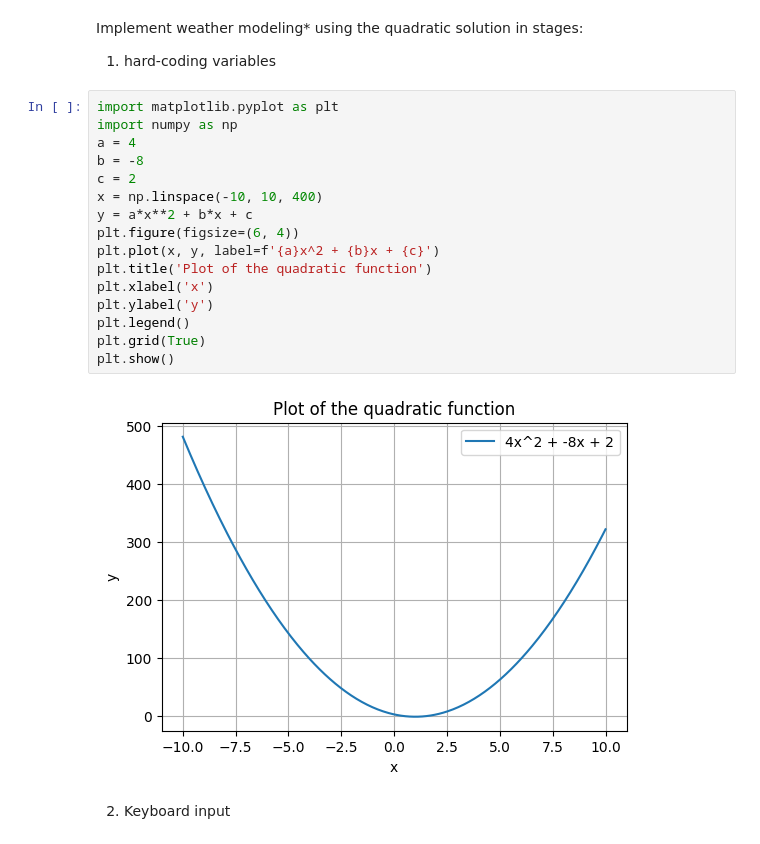
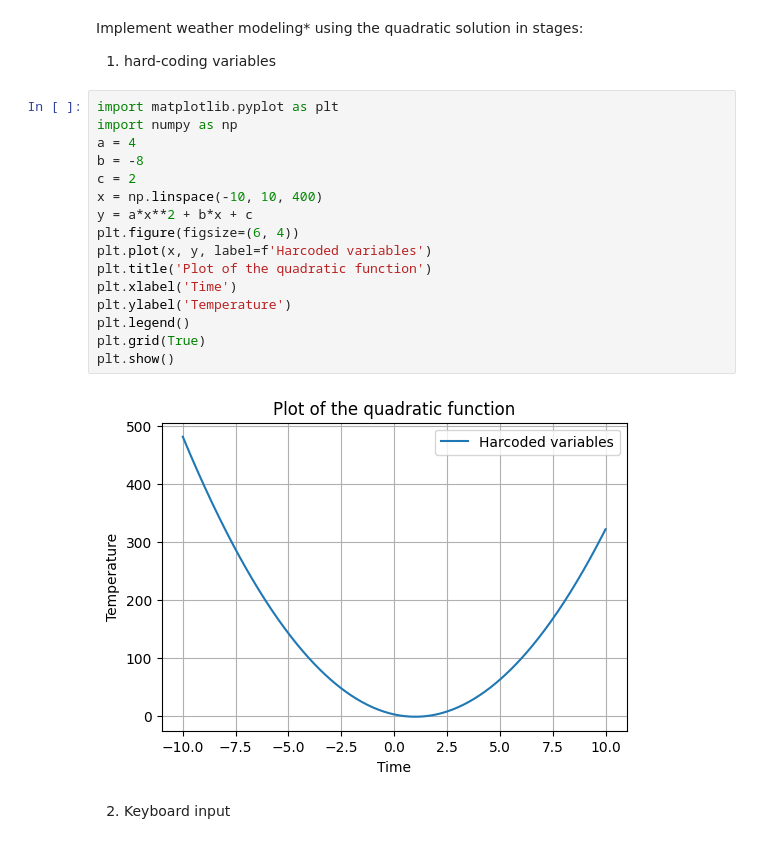
Before and after one commit to VU21CSEN0100477/SoftwareEngineeringlab, a Jupyter notebook: FirstexperimentSE.ipynb, the cells around one changed output. Saved outputs shown, nothing was run; the diff lists cells and outputs as text.

```diff
--- a/FirstexperimentSE.ipynb
+++ b/FirstexperimentSE.ipynb
@@ -7,21 +7,21 @@
 # %%
 import matplotlib.pyplot as plt
 import numpy as np
 a = 4
 b = -8
 c = 2
 x = np.linspace(-10, 10, 400)
 y = a*x**2 + b*x + c
 plt.figure(figsize=(6, 4))
-plt.plot(x, y, label=f'{a}x^2 + {b}x + {c}')
+plt.plot(x, y, label=f'Harcoded variables')
 plt.title('Plot of the quadratic function')
-plt.xlabel('x')
-plt.ylabel('y')
+plt.xlabel('Time')
+plt.ylabel('Temperature')
 plt.legend()
 plt.grid(True)
 plt.show()
 # %% [output]
-[figure, old version]
+[figure, new version]
 # %% [markdown]
 2) Keyboard input
 # %%
```
Also changed, not shown: parts of 4 cells of this notebook.
